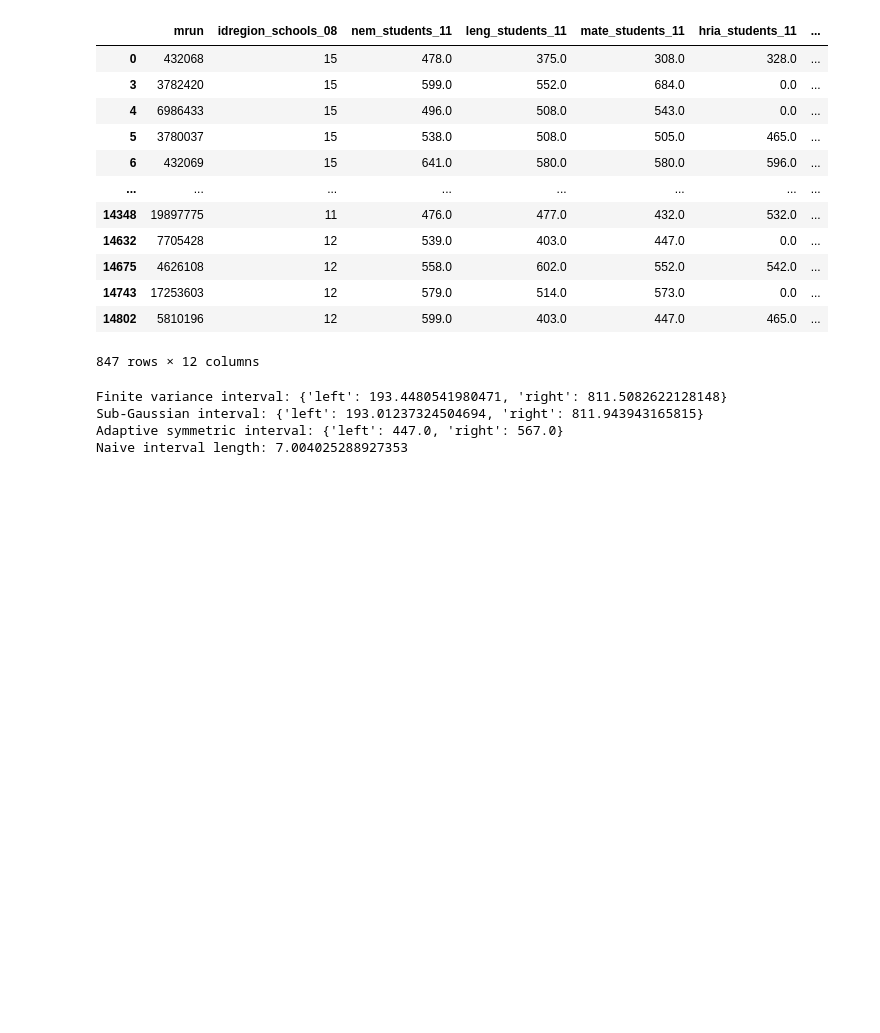
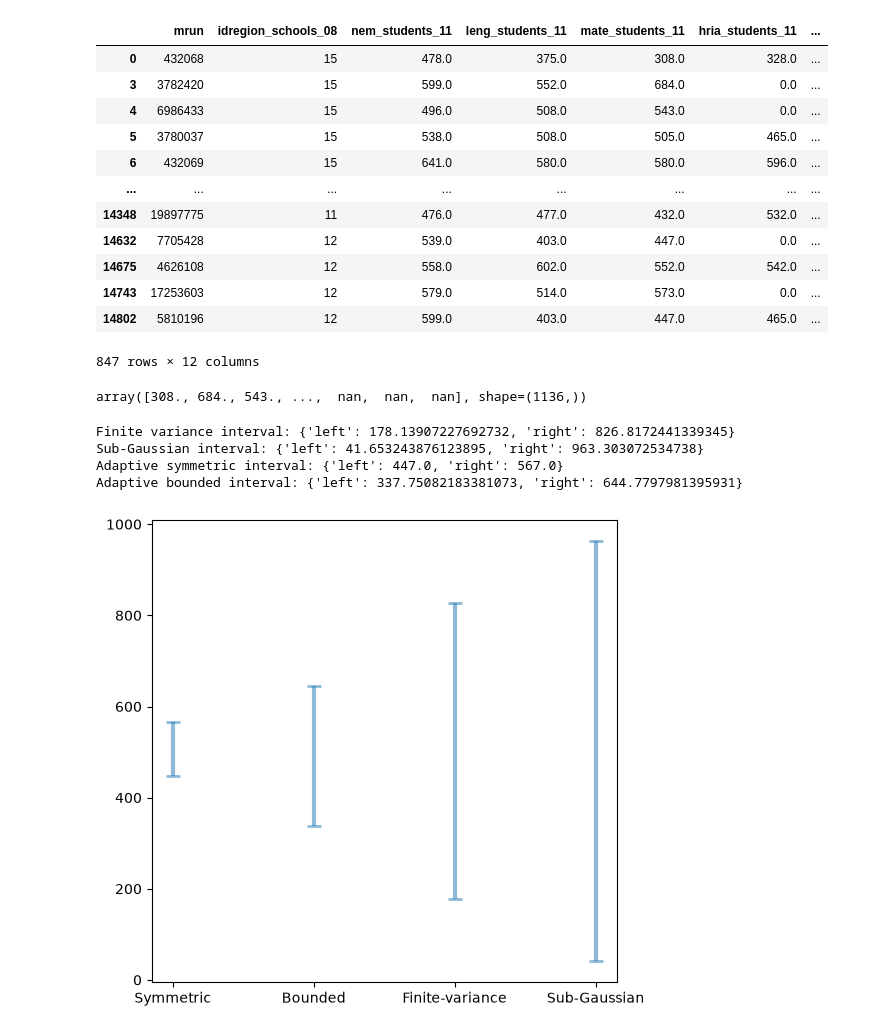
Before and after one commit to kabirverchand/AdaptiveCI, a Jupyter notebook: Aymara.ipynb, the cells around one changed output. Drawn from its saved outputs; the diff is of its cells as text; code cells hidden in the pictures; blank space fills up the shorter version.

```diff
--- a/Aymara.ipynb
+++ b/Aymara.ipynb
@@ -45,15 +46,48 @@ aymara_took_PSU
 # %%
 aymara_scores = np.array(aymara_took_PSU['mate_students_11'])
 aymara_scores = np.append(aymara_scores, np.ones(1136 - 847) * np.nan)
+# %%
+aymara_scores
+# %% [output]
+array([308., 684., 543., ...,  nan,  nan,  nan], shape=(1136,))
 # %%
+sd = np.std(aymara_scores[~np.isnan(aymara_scores)])
+sigma_max = 1.5 * sd
 print("Finite variance interval: {}".format(confidence_intervals.adaptive_CI_finite_var(aymara_scores, 0.05, 350)))
-print("Sub-Gaussian interval: {}".format(confidence_intervals.adaptive_CI_subG(aymara_scores, 0.05, 0.62 * 700)))
-print("Adaptive symmetric interval: {}".format(confidence_intervals.adaptive_TS(aymara_scores, 0.05)))
-# print(ObsData.adaptive_TS(aymara_scores, 0.05))
-# print(ObsData.adaptive_CI_Gaussian(aymara_scores, 0.05, 104))
-print("Naive interval length: {}".format(1.96 * 104/np.sqrt(847)))
+print("Sub-Gaussian interval: {}".format(confidence_intervals.adaptive_CI_subG(aymara_scores, 0.05, 700 * 0.62)))
+print("Adaptive symmetric interval: {}".format(confidence_intervals.adaptive_CI_sym(aymara_scores, 0.05)))
+print("Adaptive bounded interval: {}".format(confidence_intervals.adaptive_CI_bounded(aymara_scores, 0.05, 150, 850)))
 # %% [output]
-Finite variance interval: {'left': 193.4480541980471, 'right': 811.5082622128148}
-Sub-Gaussian interval: {'left': 193.01237324504694, 'right': 811.943943165815}
+Finite variance interval: {'left': 178.13907227692732, 'right': 826.8172441339345}
+Sub-Gaussian interval: {'left': 41.653243876123895, 'right': 963.303072534738}
 Adaptive symmetric interval: {'left': 447.0, 'right': 567.0}
-Naive interval length: 7.004025288927353
+Adaptive bounded interval: {'left': 337.75082183381073, 'right': 644.7797981395931}
+# %%
+methods = ['Symmetric', 'Bounded', 'Finite-variance', 'Sub-Gaussian']
+lowers = [confidence_intervals.adaptive_CI_sym(aymara_scores, 0.05)['left'],
+          confidence_intervals.adaptive_CI_bounded(aymara_scores, 0.05, 150, 850)['left'],
+          confidence_intervals.adaptive_CI_finite_var(aymara_scores, 0.05, 350)['left'],
+          confidence_intervals.adaptive_CI_subG(aymara_scores, 0.05, 700 * 0.62)['left']]
+uppers = [confidence_intervals.adaptive_CI_sym(aymara_scores, 0.05)['right'],
+          confidence_intervals.adaptive_CI_bounded(aymara_scores, 0.05, 150, 850)['right'],
+          confidence_intervals.adaptive_CI_finite_var(aymara_scores, 0.05, 350)['right'],
+          confidence_intervals.adaptive_CI_subG(aymara_scores, 0.05, 700 * 0.62)['right']]
+
+plt.figure(figsize=(6,6))
+centers = (np.asarray(lowers) + np.asarray(uppers)) / 2
+half_lengths = (np.asarray(uppers) - np.asarray(lowers)) / 2
+
+plt.errorbar(
+    methods,
+    centers,
+    yerr=half_lengths,
+    fmt='none',
+    capsize=5,
+    linewidth=3,
+    capthick=2,
+    alpha=0.5
+)
+
+plt.savefig("Aymara.pdf")
+# %% [output]
+[figure, added]
```
Also changed, not shown: parts of 1 cell of this notebook, 7 other files.
